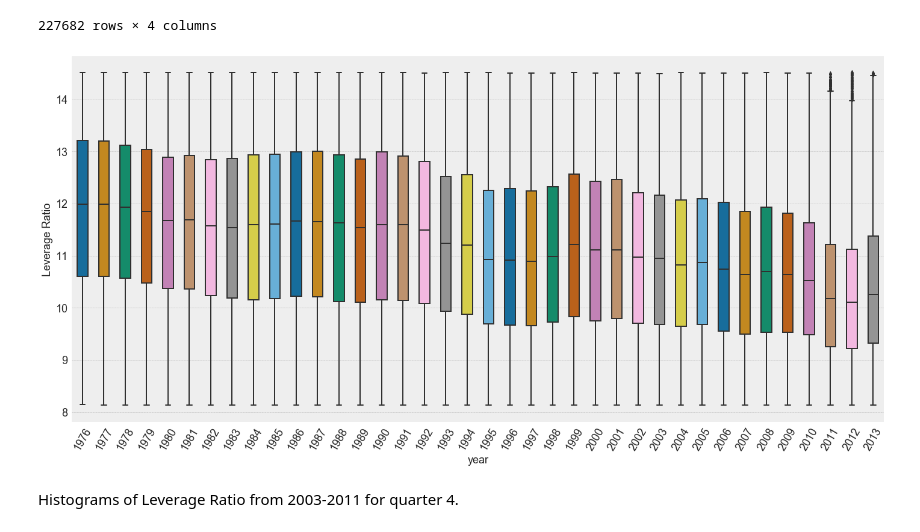
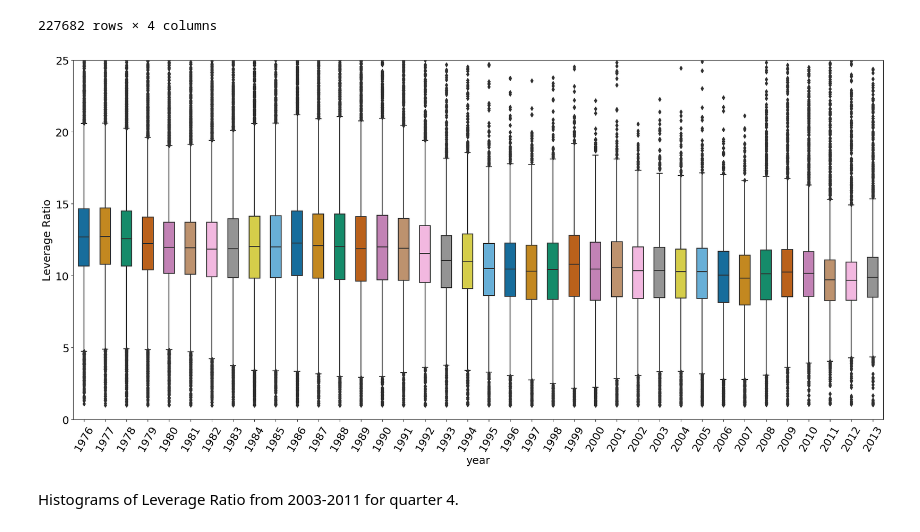
Before and after one commit to Alex-Telonic/BachelorThesisASch, a Jupyter notebook: LeverageDistribution.ipynb, the cells around one changed output. Cells and saved outputs as stored; diff of their text form; code cells hidden in the pictures.

```diff
--- a/LeverageDistribution.ipynb
+++ b/LeverageDistribution.ipynb
@@ -28,7 +28,7 @@ SMALL_SIZE = 8
 MEDIUM_SIZE = 10
 BIGGER_SIZE = 18
 
-plt.style.use('bmh')
+plt.style.use('default')
 
 
 plt.rcParams['font.size']=BIGGER_SIZE          # controls default text sizes
@@ -413,21 +435,22 @@ df_IQS
 | 4184186.0 | 2013.0 | 981580.0 | 104721.0 | 9.373287 |
 227682 rows × 4 columns
 # %%
-temp_df = df_IQS[df_IQS.year >= 1976]
+temp_df = df[df.year >= 1976]
 
 temp_df.year = temp_df.year.astype(int)
 
 fig, ax = plt.subplots(figsize=(20,10))
 ax.set_xticklabels(ax.get_xticklabels(), rotation=60)
 # plot boxplot with seaborn
 bplot=sns.boxplot(ax=ax,x=temp_df["year"], y=temp_df["leverageRatio"],
                  width=0.5,
                  palette="colorblind")
+ax.set_ylim(0,25)
 ax.set_ylabel("Leverage Ratio")
 plt.tight_layout()
 plt.savefig('LatexVorlage/graphs/Leverage/LeverageDistribution_LeverageRatioBoxplot_7613.png')
 # %% [output]
-[figure, old version]
+[figure, new version]
 # %%
 
 #sns.boxplot( x=df_IQS["leverageRatio"], y=df_IQS["year"] )
```
Also changed, not shown: parts of 7 cells of this notebook, 9 other files.
